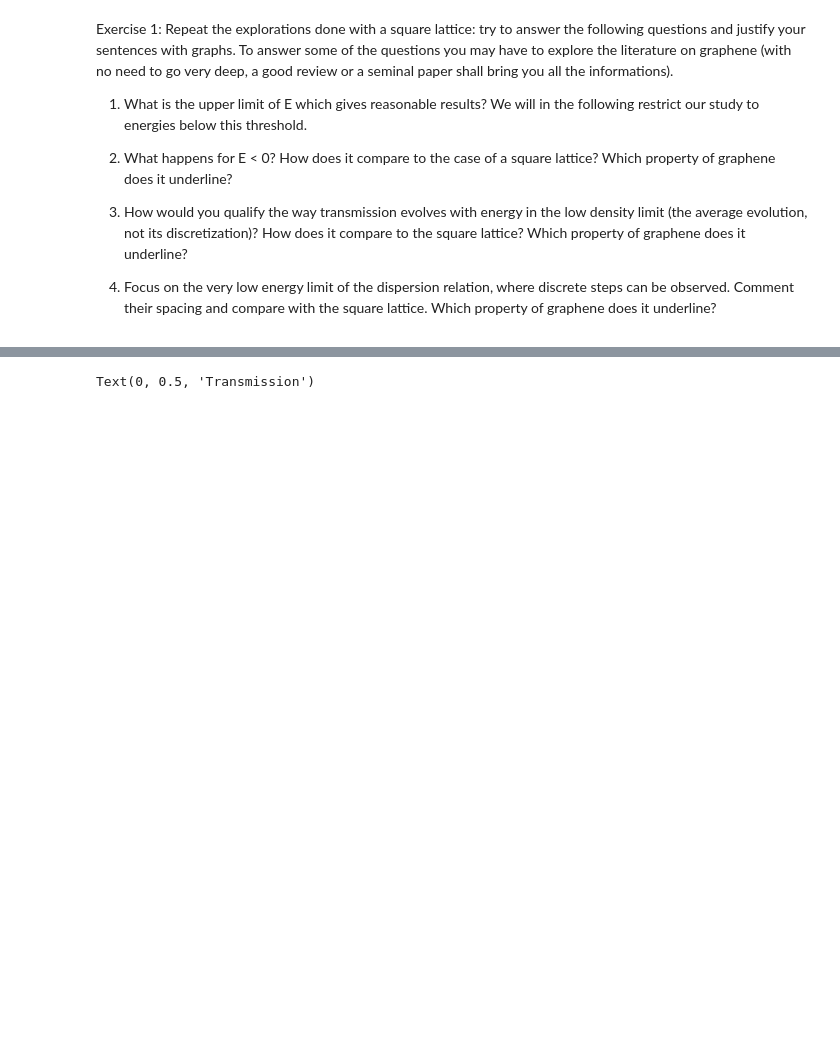
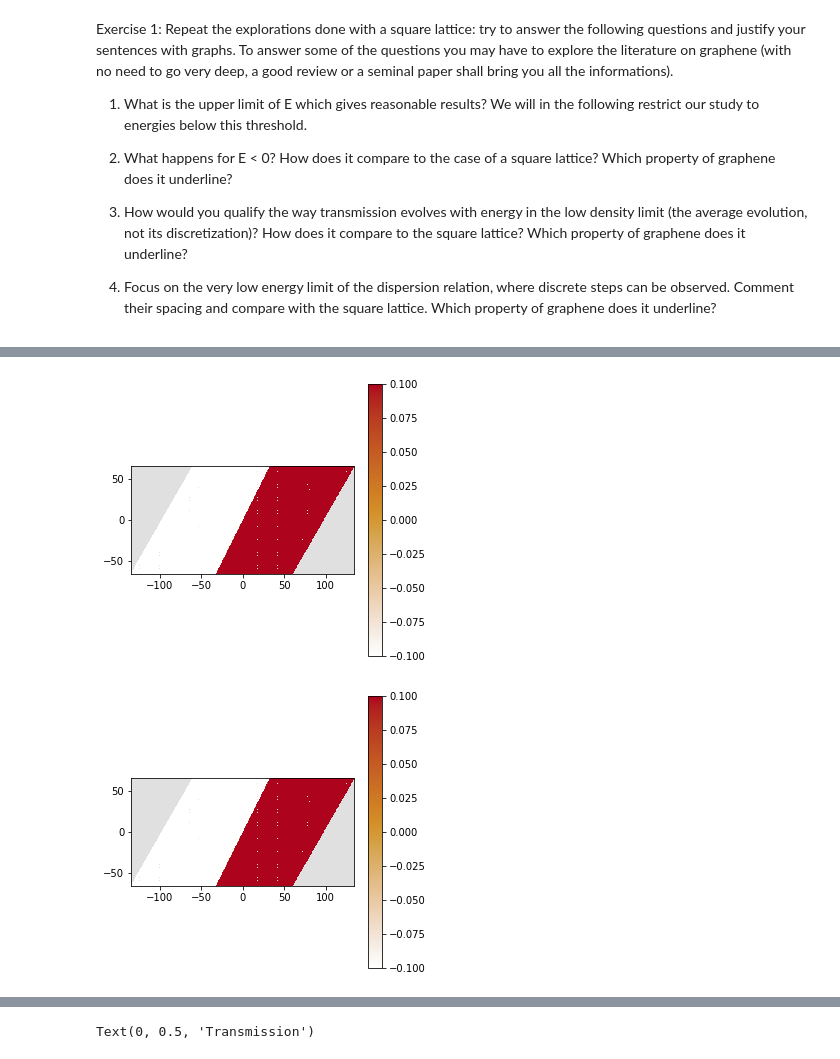
Before and after one commit to jeremiepirard/Kwant, a Jupyter notebook: GrapheneRibbon.ipynb, the cells around one changed output, grey strips where cells are left out. Cells and saved outputs as stored; diff of their text form; code cells hidden in the pictures; blank space fills up the shorter version.

```diff
--- a/GrapheneRibbon.ipynb
+++ b/GrapheneRibbon.ipynb
@@ -95 +123,7 @@ kwant.plotter.bands(graph.leads[0])
+# %%
+vals=[onsite(sys.sites[n]) for n in range(sys.graph.num_nodes)]
+kwant.plotter.map(sys, vals)
+# %% [output]
+[figure, added]
+[figure, added]
 # %%
```
Also changed, not shown: parts of 23 cells of this notebook.
